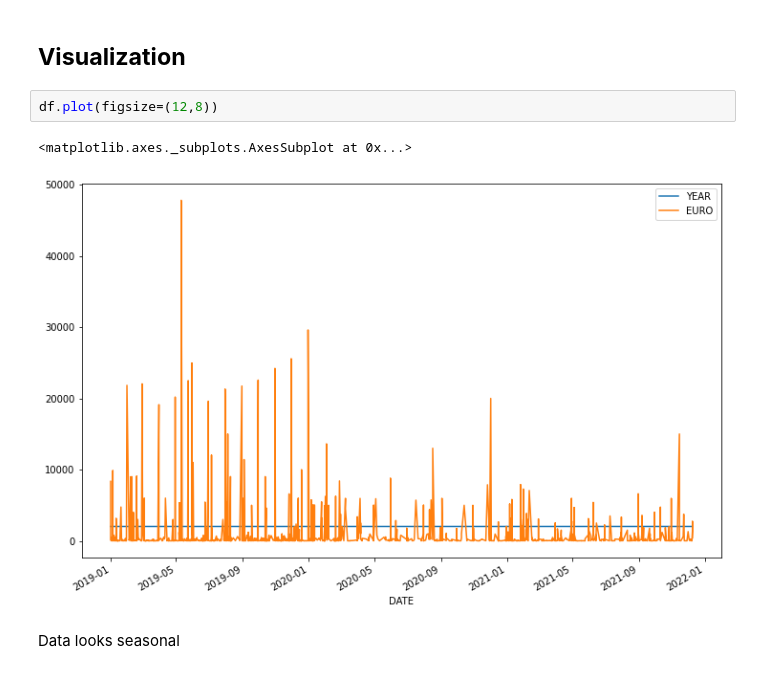
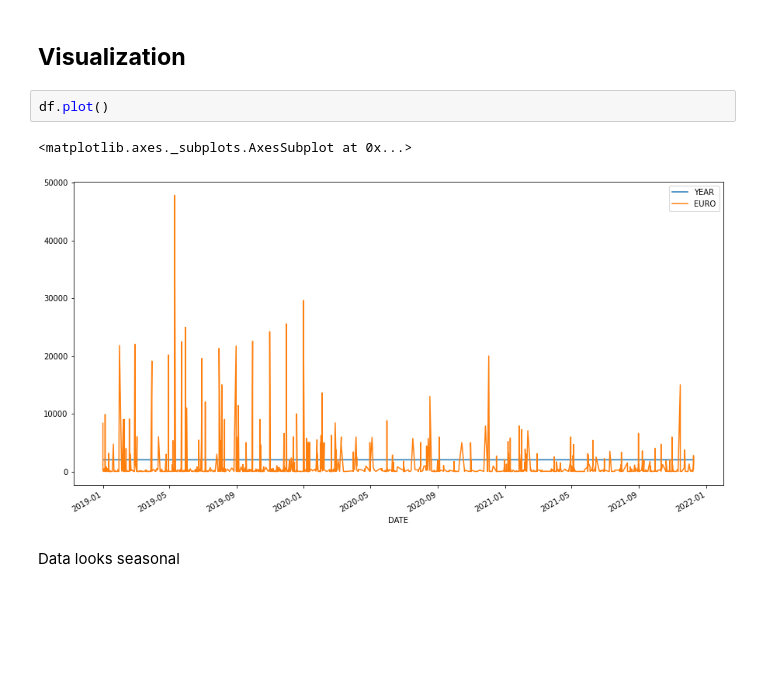
Before and after one commit to AbdulWajid99/Time_Series_Project, a Jupyter notebook: General1.ipynb, the cells around one changed output. Saved outputs shown, nothing was run; the diff lists cells and outputs as text; blank space fills up the shorter version.

```diff
--- a/General1.ipynb
+++ b/General1.ipynb
@@ -59,9 +59,9 @@ df.head()
 # %% [markdown]
 ## **Visualization**
 # %%
-df.plot(figsize=(12,8))
+df.plot()
 # %% [output]
 <matplotlib.axes._subplots.AxesSubplot at 0x...>
-[figure, old version]
+[figure, new version]
 # %% [markdown]
 Data looks seasonal
```
Also changed, not shown: parts of 55 cells of this notebook.
